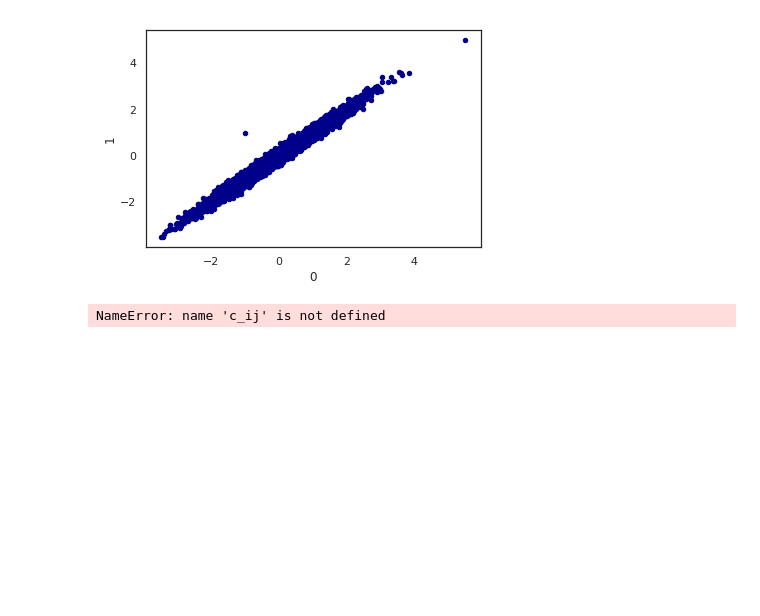
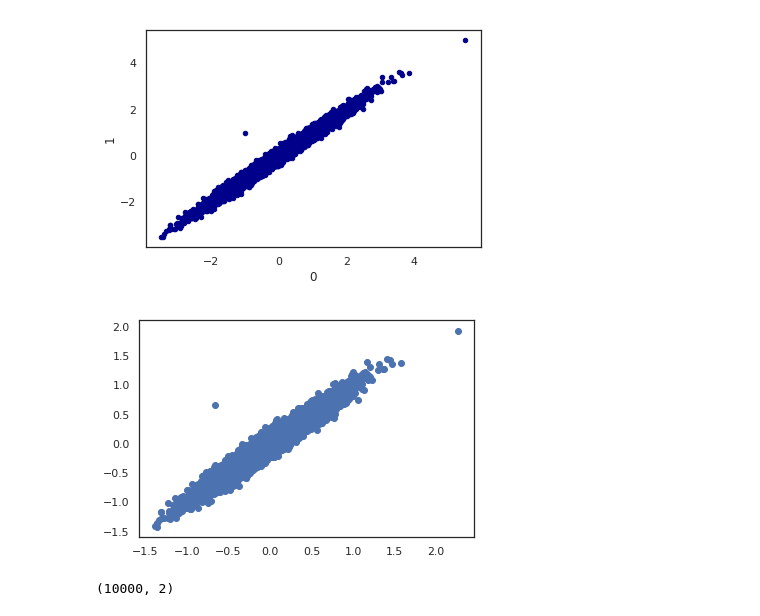
Before and after one commit to JavierPalomares90/Data_Mining_Hw1, a Jupyter notebook: Hw1b.ipynb, the cells around one changed output. Drawn from its saved outputs; the diff is of its cells as text; code cells hidden in the pictures; blank space fills up the shorter version.

```diff
--- a/Hw1b.ipynb
+++ b/Hw1b.ipynb
@@ -169,7 +169,17 @@ df2.plot.scatter(x=0,y=1,c='DarkBlue')
 # %% [output]
 <matplotlib.axes._subplots.AxesSubplot at 0x...>
 [figure]
-# %%
-c_ij
-# %% [output]
-NameError: name 'c_ij' is not defined
+# %%
+Q = [[2,1/2],[1/2,2]]
+Q_inv = np.linalg.inv(Q)
+# %%
+test = np.dot(df2,Q_inv)
+# %%
+plt.scatter(test[:,0],test[:,1])
+plt.show()
+# %% [output]
+[figure, added]
+# %%
+test.shape
+# %% [output]
+(10000, 2)
```
